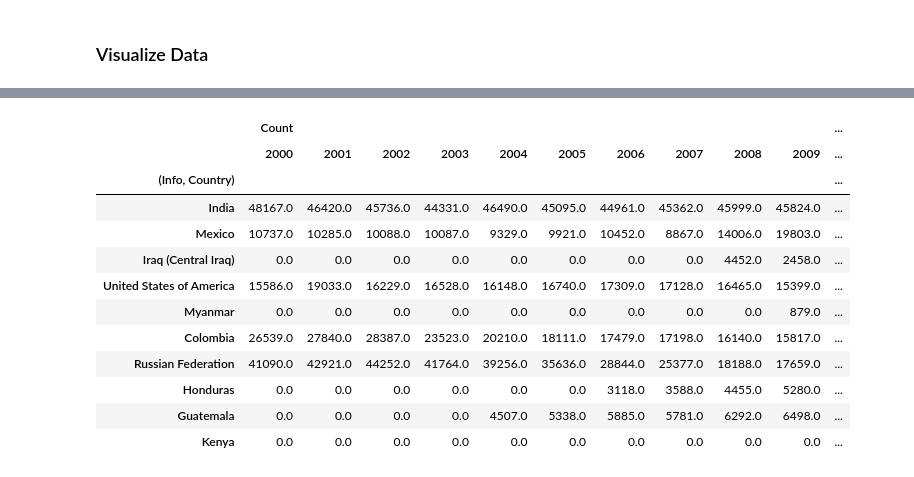
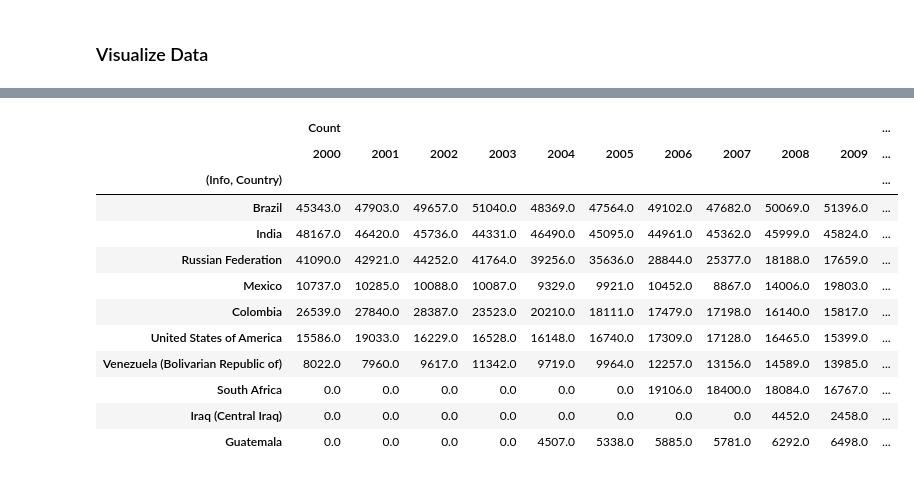
Before and after one commit to adesbx/homicideAnalysis, a Jupyter notebook: projet.ipynb, the cells around one changed output, grey strips where cells are left out. Cells and saved outputs as stored; diff of their text form; code cells hidden in the pictures.

Commit message:
Ajout des colonnes Somme victimes et Taux moyen

```diff
--- a/projet.ipynb
+++ b/projet.ipynb
@@ -101,0 +104,8 @@ Name: (Info, Country), Length: 327, dtype: object
+# %%
+# Add a total victim count column to the dataframe
+df[('Count', 'Total')] = df[['Count']].sum(axis=1)
+df.head(15)
+
+# Add the mean rate column to the dataframe
+df[('Rate', 'Mean')] = df[['Rate']].mean(axis=1)
+df.head(15)
@@ -120,24 +150,24 @@ df.describe()
 # %%
 # Victim counts by sex
 group_df = df.groupby(by=[('Info', 'Sex')]).sum()
 group_df[['Count']]
 
 # Sort the dataframe by the highest count of victims in descending order
 group_df = df.groupby(by=[('Info', 'Country')]).sum()
 group_df
-df_sorted = group_df.sort_values(by=[('Count', '2021')], ascending=False)
+df_sorted = group_df.sort_values(by=[('Count', 'Total')], ascending=False)
 df_sorted[['Count']].head(10)
 # %% [output]
 |  | Count |  |  |  |  |  |  |  |  |  | ... |
 |  | 2000 | 2001 | 2002 | 2003 | 2004 | 2005 | 2006 | 2007 | 2008 | 2009 | ... |
 | (Info, Country) |  |  |  |  |  |  |  |  |  |  | ... |
+| Brazil | 45343.0 | 47903.0 | 49657.0 | 51040.0 | 48369.0 | 47564.0 | 49102.0 | 47682.0 | 50069.0 | 51396.0 | ... |
 | India | 48167.0 | 46420.0 | 45736.0 | 44331.0 | 46490.0 | 45095.0 | 44961.0 | 45362.0 | 45999.0 | 45824.0 | ... |
+| Russian Federation | 41090.0 | 42921.0 | 44252.0 | 41764.0 | 39256.0 | 35636.0 | 28844.0 | 25377.0 | 18188.0 | 17659.0 | ... |
 | Mexico | 10737.0 | 10285.0 | 10088.0 | 10087.0 | 9329.0 | 9921.0 | 10452.0 | 8867.0 | 14006.0 | 19803.0 | ... |
+| Colombia | 26539.0 | 27840.0 | 28387.0 | 23523.0 | 20210.0 | 18111.0 | 17479.0 | 17198.0 | 16140.0 | 15817.0 | ... |
+| United States of America | 15586.0 | 19033.0 | 16229.0 | 16528.0 | 16148.0 | 16740.0 | 17309.0 | 17128.0 | 16465.0 | 15399.0 | ... |
+| Venezuela (Bolivarian Republic of) | 8022.0 | 7960.0 | 9617.0 | 11342.0 | 9719.0 | 9964.0 | 12257.0 | 13156.0 | 14589.0 | 13985.0 | ... |
+| South Africa | 0.0 | 0.0 | 0.0 | 0.0 | 0.0 | 0.0 | 19106.0 | 18400.0 | 18084.0 | 16767.0 | ... |
 | Iraq (Central Iraq) | 0.0 | 0.0 | 0.0 | 0.0 | 0.0 | 0.0 | 0.0 | 0.0 | 4452.0 | 2458.0 | ... |
-| United States of America | 15586.0 | 19033.0 | 16229.0 | 16528.0 | 16148.0 | 16740.0 | 17309.0 | 17128.0 | 16465.0 | 15399.0 | ... |
-| Myanmar | 0.0 | 0.0 | 0.0 | 0.0 | 0.0 | 0.0 | 0.0 | 0.0 | 0.0 | 879.0 | ... |
-| Colombia | 26539.0 | 27840.0 | 28387.0 | 23523.0 | 20210.0 | 18111.0 | 17479.0 | 17198.0 | 16140.0 | 15817.0 | ... |
-| Russian Federation | 41090.0 | 42921.0 | 44252.0 | 41764.0 | 39256.0 | 35636.0 | 28844.0 | 25377.0 | 18188.0 | 17659.0 | ... |
-| Honduras | 0.0 | 0.0 | 0.0 | 0.0 | 0.0 | 0.0 | 3118.0 | 3588.0 | 4455.0 | 5280.0 | ... |
 | Guatemala | 0.0 | 0.0 | 0.0 | 0.0 | 4507.0 | 5338.0 | 5885.0 | 5781.0 | 6292.0 | 6498.0 | ... |
-| Kenya | 0.0 | 0.0 | 0.0 | 0.0 | 0.0 | 0.0 | 0.0 | 0.0 | 0.0 | 0.0 | ... |
```
Also changed, not shown: parts of 5 cells of this notebook, 1 other file.
